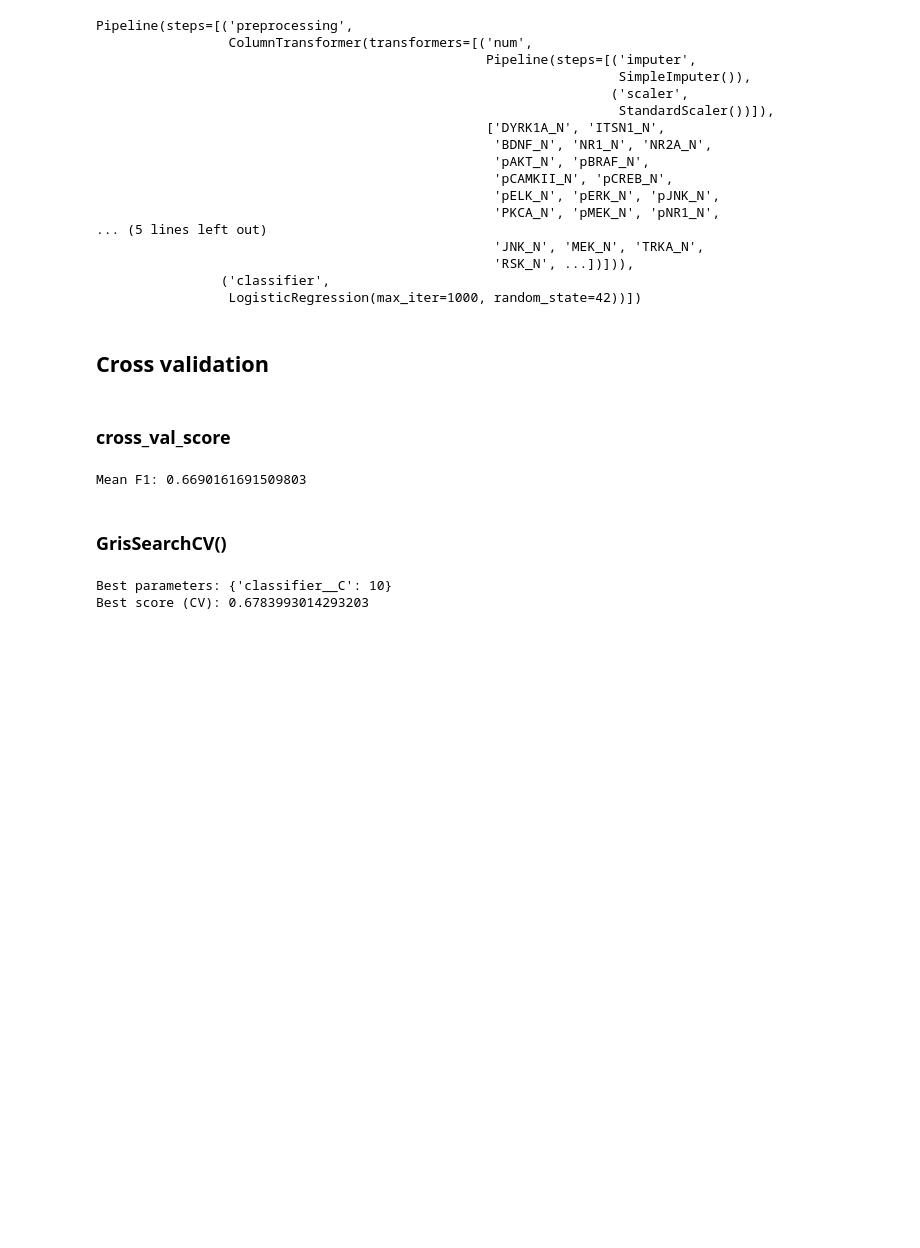
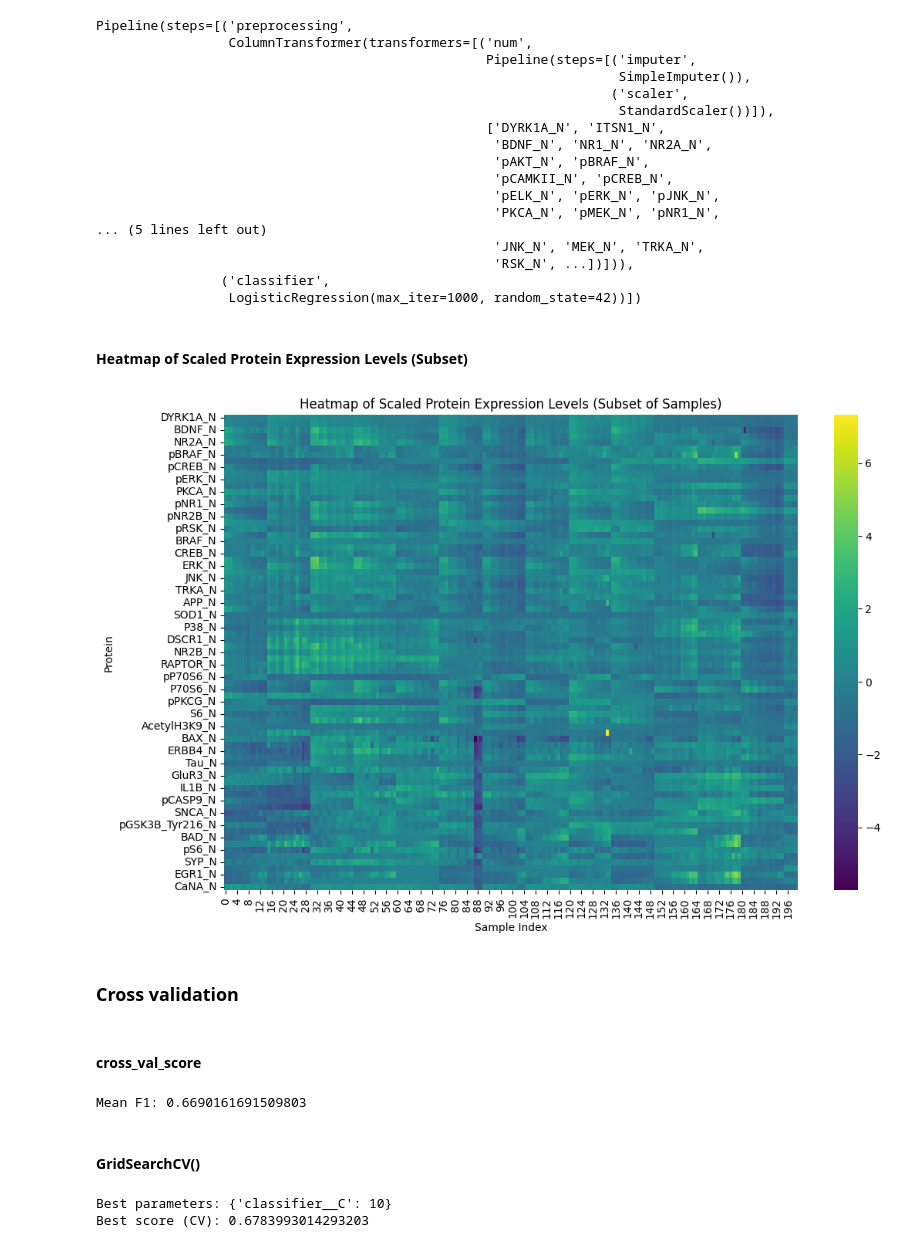
Before and after one commit to gusjoa/ML_medbioinfo, a Jupyter notebook: ML_medbioinfo.ipynb, the cells around one changed output. Saved outputs shown, nothing was run; the diff lists cells and outputs as text; code cells hidden in the pictures; blank space fills up the shorter version.

```diff
--- a/ML_medbioinfo.ipynb
+++ b/ML_medbioinfo.ipynb
@@ -200,7 +224,7 @@ pipe = Pipeline(steps=[
 # %% [markdown]
 Fit on training set
 # %%
-pipe.fit(X_train, y_train)
+pipe.fit(X_train, y_train.values.ravel())
 # %% [output]
 Pipeline(steps=[('preprocessing',
                  ColumnTransformer(transformers=[('num',
@@ -219,10 +243,38 @@ Pipeline(steps=[('preprocessing',
                                                    'RSK_N', ...])])),
                 ('classifier',
                  LogisticRegression(max_iter=1000, random_state=42))])
+# %% [markdown]
+#### Heatmap of Scaled Protein Expression Levels (Subset)
+# %%
+# Get the preprocessing step from the pipeline
+preprocessor = pipe.named_steps['preprocessing']
+
+# Select the same subset of the original data used for the previous heatmap
+# Get all numerical column names
+numerical_cols = X.select_dtypes(include='number').columns.tolist()
+X_subset = X.head(200)[numerical_cols]
+
+
+# Transform the subset of data using the fitted preprocessor
+X_subset_scaled = preprocessor.transform(X_subset)
+
+# Convert the scaled data back to a pandas DataFrame for easier visualization
+# Use the numerical_cols for the column names
+X_subset_scaled_df = pd.DataFrame(X_subset_scaled, columns=numerical_cols, index=X_subset.index)
+
+
+plt.figure(figsize=(12, 8))
+sns.heatmap(X_subset_scaled_df.T, cmap='viridis') # Transpose to have proteins on y-axis and samples on x-axis
+plt.title('Heatmap of Scaled Protein Expression Levels (Subset of Samples)')
+plt.xlabel('Sample Index')
+plt.ylabel('Protein')
+plt.show()
+# %% [output]
+[figure, added]
 # %% [markdown]
-## Cross validation
+### Cross validation
 # %% [markdown]
-### cross_val_score
+#### cross_val_score
 # %%
 from sklearn.model_selection import cross_val_score
 
@@ -231,7 +283,7 @@ print("Mean F1:", scores.mean())
 # %% [output]
 Mean F1: 0.6690161691509803
 # %% [markdown]
-### GrisSearchCV()
+#### GridSearchCV()
 # %%
 from sklearn.model_selection import GridSearchCV
 
```
Also changed, not shown: parts of 28 cells of this notebook.
